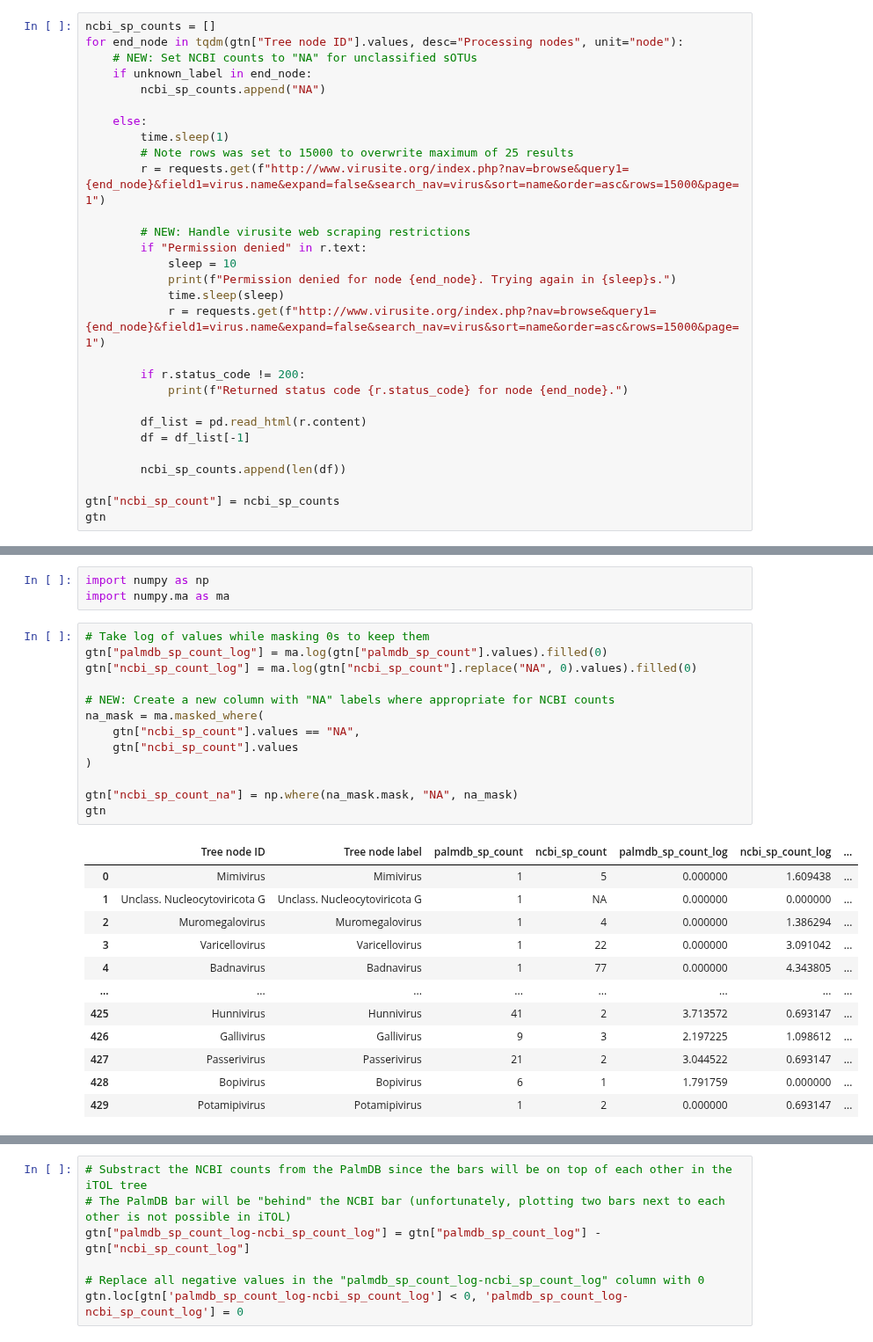
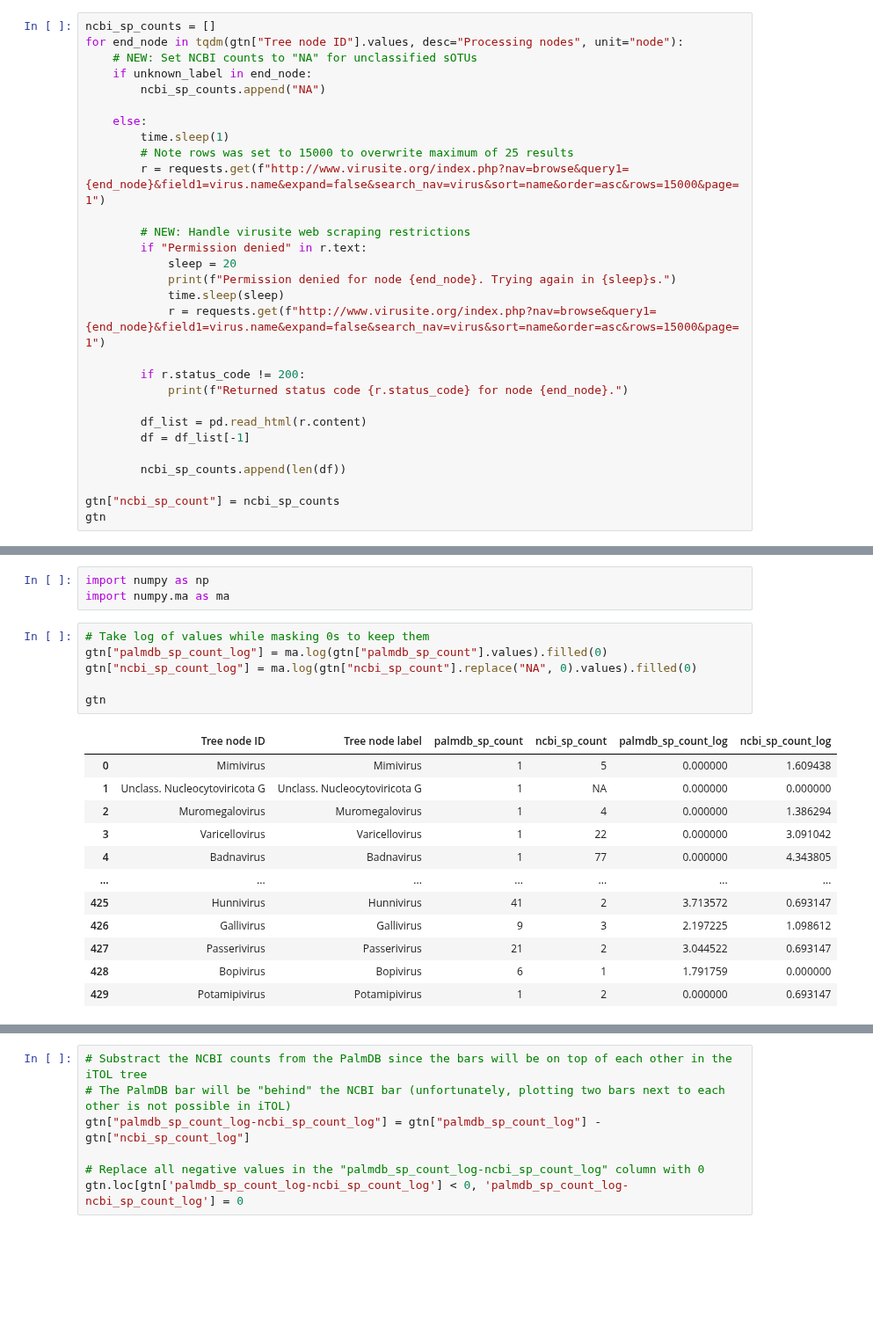
Before and after one commit to pachterlab/LSCHWCP_2023, a Jupyter notebook: Notebooks/Figure_2/Figure_2a/create_ref_taxonomic_tree.ipynb, the cells around one changed output, grey strips where cells are left out. Shown at 88% size. Drawn from its saved outputs; the diff is of its cells as text; blank space fills up the shorter version.

```diff
--- a/Notebooks/Figure_2/Figure_2a/create_ref_taxonomic_tree.ipynb
+++ b/Notebooks/Figure_2/Figure_2a/create_ref_taxonomic_tree.ipynb
@@ -285,7 +284,7 @@ for end_node in tqdm(gtn["Tree node ID"].values, desc="Processing nodes", unit="
 
         # NEW: Handle virusite web scraping restrictions
         if "Permission denied" in r.text:
-            sleep = 10
+            sleep = 20
             print(f"Permission denied for node {end_node}. Trying again in {sleep}s.")
             time.sleep(sleep)
             r = requests.get(f"http://www.virusite.org/index.php?nav=browse&query1={end_node}&field1=virus.name&expand=false&search_nav=virus&sort=name&order=asc&rows=15000&page=1")
@@ -333,26 +332,19 @@ import numpy.ma as ma
 # %%
 # Take log of values while masking 0s to keep them
 gtn["palmdb_sp_count_log"] = ma.log(gtn["palmdb_sp_count"].values).filled(0)
 gtn["ncbi_sp_count_log"] = ma.log(gtn["ncbi_sp_count"].replace("NA", 0).values).filled(0)
 
-# NEW: Create a new column with "NA" labels where appropriate for NCBI counts
-na_mask = ma.masked_where(
-    gtn["ncbi_sp_count"].values == "NA",
-    gtn["ncbi_sp_count"].values
-)
-
-gtn["ncbi_sp_count_na"] = np.where(na_mask.mask, "NA", na_mask)
 gtn
 # %% [output]
-|  | Tree node ID | Tree node label | palmdb_sp_count | ncbi_sp_count | palmdb_sp_count_log | ncbi_sp_count_log | ... |
-| 0 | Mimivirus | Mimivirus | 1 | 5 | 0.000000 | 1.609438 | ... |
-| 1 | Unclass. Nucleocytoviricota G | Unclass. Nucleocytoviricota G | 1 | NA | 0.000000 | 0.000000 | ... |
-| 2 | Muromegalovirus | Muromegalovirus | 1 | 4 | 0.000000 | 1.386294 | ... |
-| 3 | Varicellovirus | Varicellovirus | 1 | 22 | 0.000000 | 3.091042 | ... |
-| 4 | Badnavirus | Badnavirus | 1 | 77 | 0.000000 | 4.343805 | ... |
-| ... | ... | ... | ... | ... | ... | ... | ... |
-| 425 | Hunnivirus | Hunnivirus | 41 | 2 | 3.713572 | 0.693147 | ... |
-| 426 | Gallivirus | Gallivirus | 9 | 3 | 2.197225 | 1.098612 | ... |
-| 427 | Passerivirus | Passerivirus | 21 | 2 | 3.044522 | 0.693147 | ... |
-| 428 | Bopivirus | Bopivirus | 6 | 1 | 1.791759 | 0.000000 | ... |
-| 429 | Potamipivirus | Potamipivirus | 1 | 2 | 0.000000 | 0.693147 | ... |
+|  | Tree node ID | Tree node label | palmdb_sp_count | ncbi_sp_count | palmdb_sp_count_log | ncbi_sp_count_log |
+| 0 | Mimivirus | Mimivirus | 1 | 5 | 0.000000 | 1.609438 |
+| 1 | Unclass. Nucleocytoviricota G | Unclass. Nucleocytoviricota G | 1 | NA | 0.000000 | 0.000000 |
+| 2 | Muromegalovirus | Muromegalovirus | 1 | 4 | 0.000000 | 1.386294 |
+| 3 | Varicellovirus | Varicellovirus | 1 | 22 | 0.000000 | 3.091042 |
+| 4 | Badnavirus | Badnavirus | 1 | 77 | 0.000000 | 4.343805 |
+| ... | ... | ... | ... | ... | ... | ... |
+| 425 | Hunnivirus | Hunnivirus | 41 | 2 | 3.713572 | 0.693147 |
+| 426 | Gallivirus | Gallivirus | 9 | 3 | 2.197225 | 1.098612 |
+| 427 | Passerivirus | Passerivirus | 21 | 2 | 3.044522 | 0.693147 |
+| 428 | Bopivirus | Bopivirus | 6 | 1 | 1.791759 | 0.000000 |
+| 429 | Potamipivirus | Potamipivirus | 1 | 2 | 0.000000 | 0.693147 |
```
Also changed, not shown: parts of 6 cells of this notebook.
